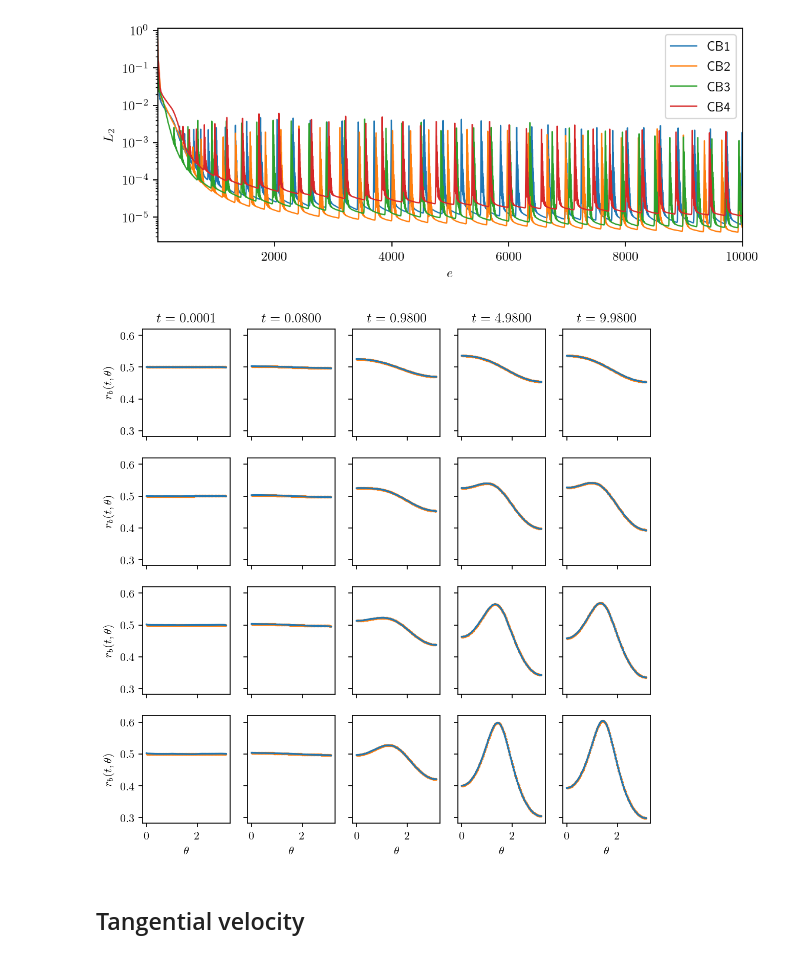
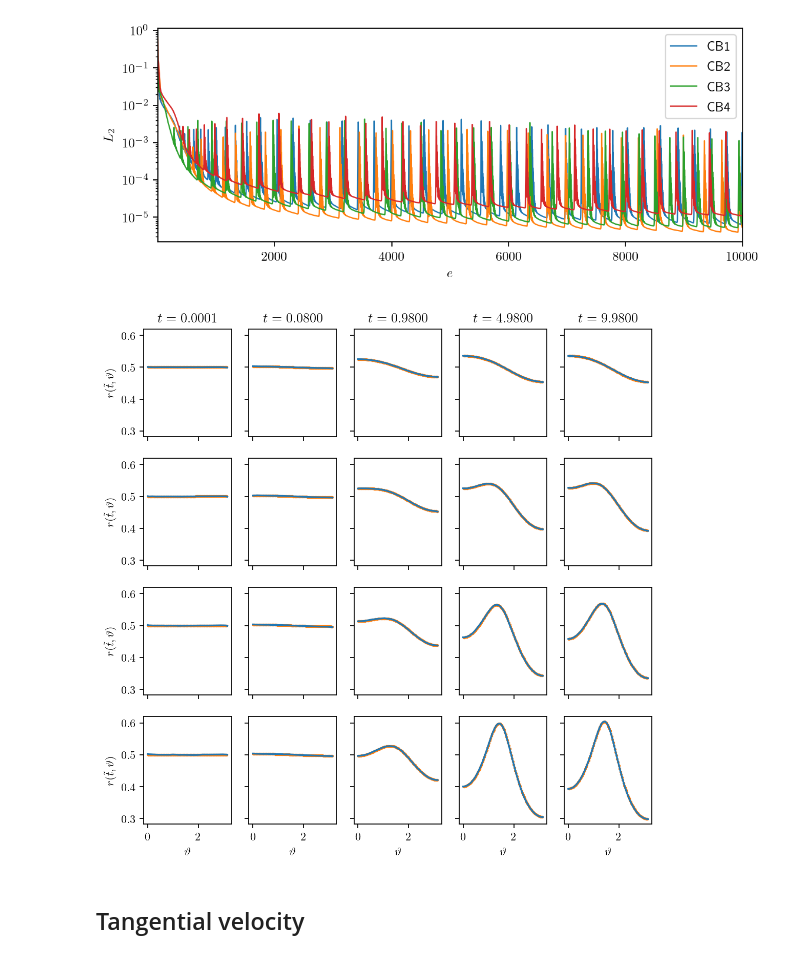
Before and after one commit to AndreWeiner/sgs_model_test_transient, a Jupyter notebook: notebooks/model_creation.ipynb, the cells around one changed output. Cells and saved outputs as stored; diff of their text form; code cells hidden in the pictures.

```diff
--- a/notebooks/model_creation.ipynb
+++ b/notebooks/model_creation.ipynb
@@ -189,5 +189,6 @@ for i, case in enumerate(cases):
     axarr[i].plot(log_files[case].t.values, log_files[case].db_y.values/2.0, ls=":", label="{:s}, sim.".format(case + " - axis b"))
     axarr[i].set_xlim(0, 10)
     axarr[i].set_ylabel(r"half axes")
-    axarr[i].legend(bbox_to_anchor=(1.05, 1), loc='upper left')
+    axarr[i].legend(bbox_to_anchor=(1.02, 1), loc='upper left')
+axarr[-1].set_xlabel(r"$\tilde{t}$")
 # %% [output]
@@ -331,31 +333,31 @@ class RadiusModel(pt.nn.Module):
 # %%
 np_plot = 200
 indices = np.array([0, 10, 100, 500, 1000])
 times = interface_data[cases[0]].t.unique()[indices]
 theta_plot = np.linspace(0.0, np.pi, np_plot)
 
 fig, axarr = plt.subplots(len(cases), times.shape[0], figsize=(8, 8), sharex=True, sharey=True)
 
 for i, case in enumerate(cases):
     model_path = output_path + "/half_axes_{:s}.pt".format(case)
     axes_model = AxesModel(model_dict_ar, model_path, scalers_ar[case])
     model_path = output_path + "/rad_{:s}.pt".format(case)
     model = RadiusModel(model_dict_rad, model_path, axes_model, scalers_tt[case], scalers_rad[case])
     for j, time in enumerate(times):
         time_plot = np.ones(np_plot) * time
         features = np.stack((time_plot, theta_plot)).T
         rad_model = model(pt.tensor(features)).detach().numpy()
         axarr[i, j].plot(theta_plot, rad_model, ls="-", label="{:s}, model".format(case))
         sim_data = interface_data[case][ interface_data[case].t == time ]
         axarr[i, j].scatter(sim_data.theta, sim_data.rad, s=2, c="C1", label="{:s}, sim.".format(case))
         if i == 0:
             axarr[i, j].set_title(r"$t={:2.4f}$".format(time))
         if i == len(cases) - 1:
-            axarr[i, j].set_xlabel(r"$\theta$")
+            axarr[i, j].set_xlabel(r"$\vartheta$")
         if j == 0:
-            axarr[i, j].set_ylabel(r"$r_b(t,\theta)$")
+            axarr[i, j].set_ylabel(r"$r(\tilde{t},\vartheta)$")
 # %% [output]
-[figure, old version]
+[figure, new version]
 # %% [markdown]
 ## Tangential velocity
 # %%
```
Also changed, not shown: parts of 5 cells of this notebook, 8 other files.
